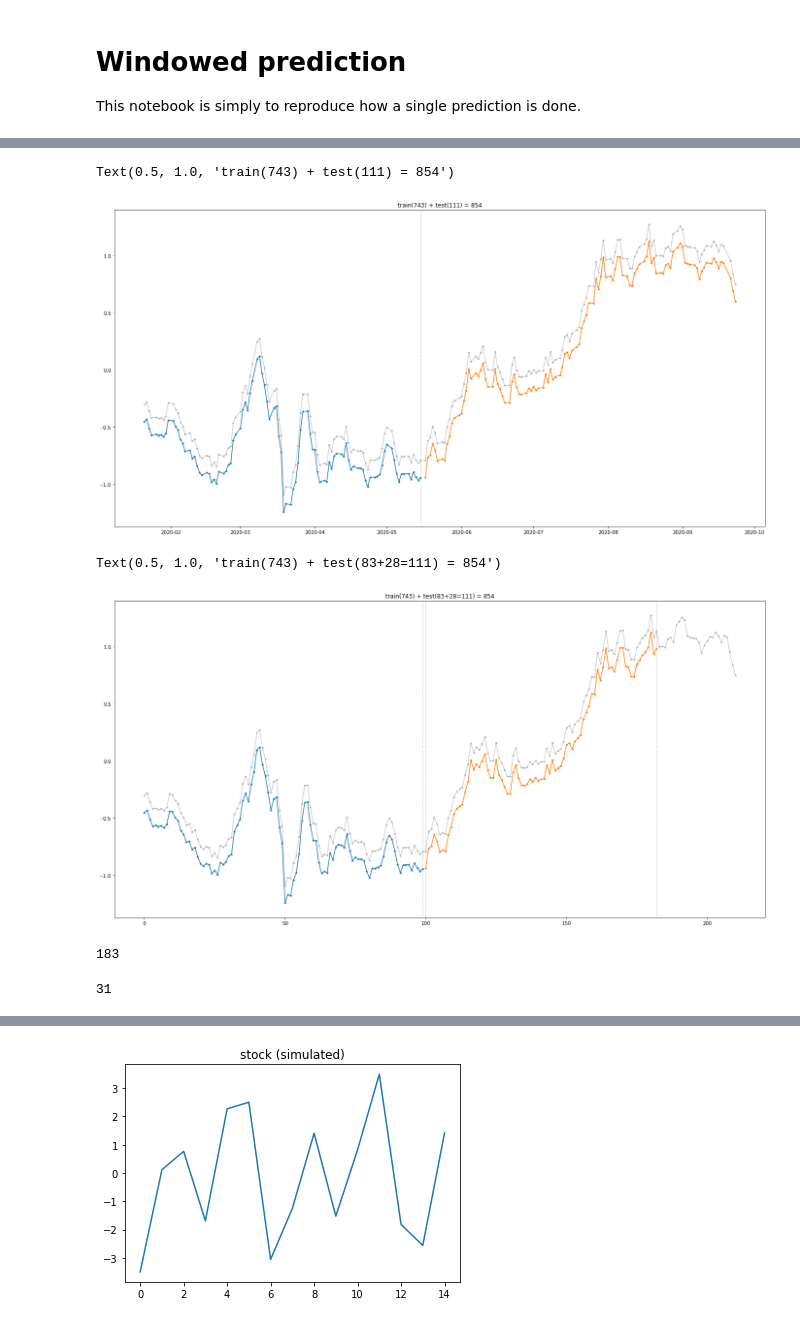
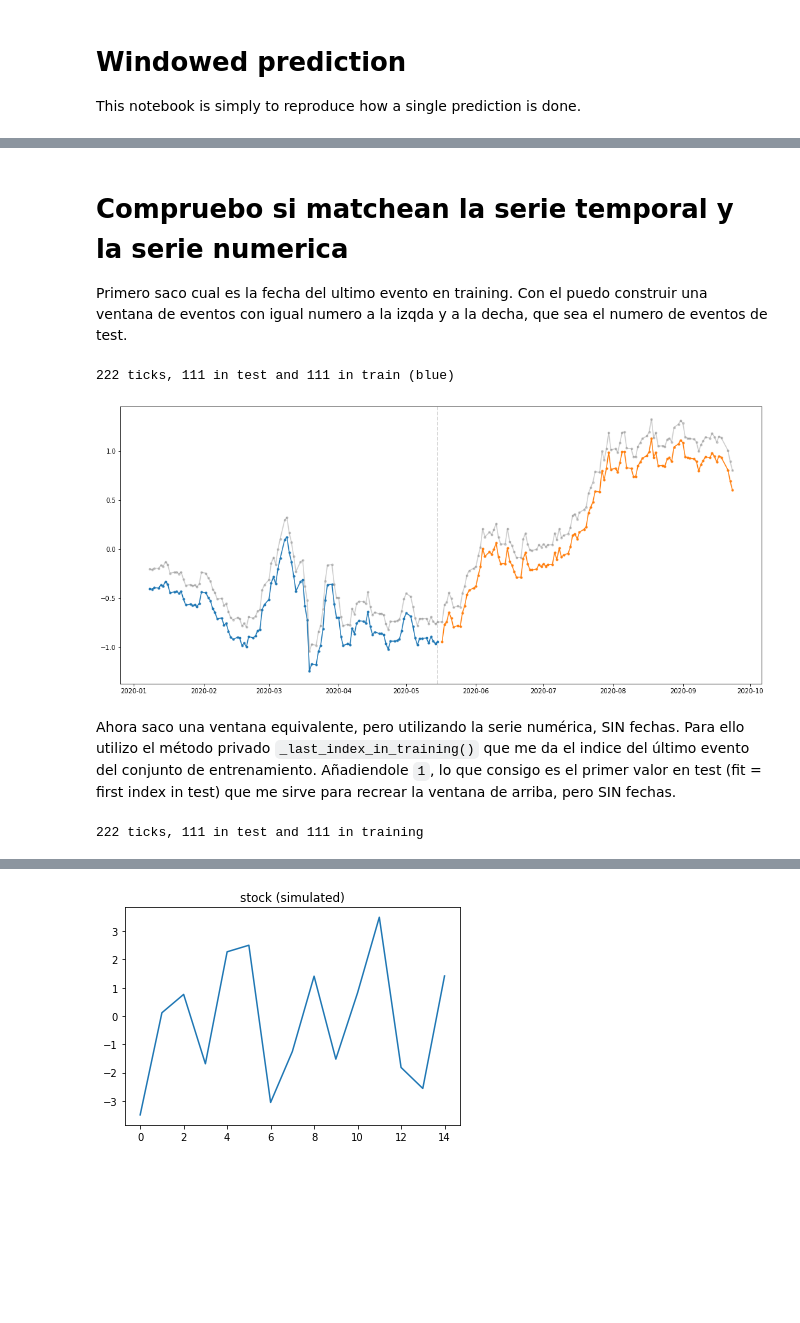
Before and after one commit to renero/trader, a Jupyter notebook: notebooks/windowed prediction.ipynb, the cells around one changed output, grey strips where cells are left out. Cells and saved outputs as stored; diff of their text form; code cells hidden in the pictures; blank space fills up the shorter version.

Commit message:
Minor fixes to tests and notebook to simulate single predictions.

```diff
--- a/notebooks/windowed prediction.ipynb
+++ b/notebooks/windowed prediction.ipynb
@@ -64,46 +69,37 @@ X_train_close, y_train_close, X_test_close, y_test_close = ticks.prepare_for_tra
+# %% [markdown]
+# Compruebo si matchean la serie temporal y la serie numerica
+
+Primero saco cual es la fecha del ultimo evento en training. Con el puedo construir una ventana de eventos con igual numero a la izqda y a la decha, que sea el numero de eventos de test.
+# %%
+last_date_in_training = ticks.last_date_in_training()
+n_ticks = ticks.data.shape[0]
+n_test = ticks.data.loc[ticks.data.index > last_date_in_training].shape[0]
+D_size = int(np.ceil(2 * n_test))
+print(f"{D_size} ticks, {n_test} in test and {D_size-n_test} in train (blue)")
+D = ticks.data.iloc[-D_size:]
+# %% [output]
+222 ticks, 111 in test and 111 in train (blue)
 # %%
-last_date_in_training = ticks.last_date_in_training()
-plt.figure(figsize=(24, 12))
-D = ticks.data.iloc[-211:]
-plt.axvline(
-    pd.Timestamp(last_date_in_training),
-    alpha=0.5,
-    color="k",
-    linestyle="--",
-    linewidth=0.5,
-)
+plt.figure(figsize=(18, 8))
+plt.axvline(pd.Timestamp(last_date_in_training), alpha=0.2, color="k", linestyle="--")
 plt.plot(D.loc[D.index <= last_date_in_training].close, marker=".")
 plt.plot(D.loc[D.index > last_date_in_training].close, marker=".")
-plt.plot(D.close + 0.15, color="grey", alpha=0.4, marker=".")
-plt.title(
-    f"train({ticks.data.loc[ticks.data.index <= last_date_in_training].shape[0]}) + test({D.loc[D.index > last_date_in_training].shape[0]}) = \
-{ticks.data.loc[ticks.data.index <= last_date_in_training].shape[0] + D.loc[D.index > last_date_in_training].shape[0]}"
-)
+plt.plot(D.close + 0.2, color="grey", alpha=0.4, marker=".")
+plt.show()
 # %% [output]
-Text(0.5, 1.0, 'train(743) + test(111) = 854')
-[figure, old version]
+[figure, new version]
-# %%
-plt.figure(figsize=(24, 12))
-XT = X_train_close[:, :, 0][-100:, 0]
-Xt = X_test_close[:, :, 0][:, 0]
-plt.axvline(99, alpha=0.5, color="k", linestyle="--", linewidth=0.5)
-plt.axvline(100, alpha=0.5, color="k", linestyle="--", linewidth=0.5)
-plt.axvline(182, alpha=0.5, color="k", linestyle="--", linewidth=0.5)
-plt.plot(range(XT.shape[0]), XT, marker=".")
-plt.plot(range(XT.shape[0], XT.shape[0] + Xt.shape[0]), Xt, marker=".")
-plt.plot(D.close.values + 0.15, color="grey", alpha=0.4, marker=".")
-plt.title(
-    f"train({X_train_close[:, :, 0].shape[0]}) + test({Xt.shape[0]}+28={Xt.shape[0]+28}) = \
-{X_train_close[:, :, 0].shape[0] + Xt.shape[0]+28}"
-)
-# %% [output]
-Text(0.5, 1.0, 'train(743) + test(83+28=111) = 854')
-[figure, removed]
-# %%
-XT.shape[0] + Xt.shape[0]
-# %% [output]
-183
-# %%
-114 - 83
-# %% [output]
-31
+# %% [markdown]
+Ahora saco una ventana equivalente, pero utilizando la serie numérica, SIN fechas. Para ello utilizo el método privado `_last_index_in_training()` que me da el indice del último evento del conjunto de entrenamiento. Añadiendole `1`, lo que consigo es el primer valor en test (fit = first index in test) que me sirve para recrear la ventana de arriba, pero SIN fechas.
+# %%
+fit = (
+    sequences._last_index_in_training(ticks.data, params.window_size, params.test_size)
+    + 1
+)
+lit = fit - 1
+n_test = n_ticks - fit
+origin = n_ticks - (2 * n_test)
+print(
+    f"{n_ticks-origin} ticks, {n_test} in test and {n_ticks-origin-n_test} in training"
+)
+# %% [output]
+222 ticks, 111 in test and 111 in training
```
Also changed, not shown: parts of 7 cells of this notebook, 6 other files.
